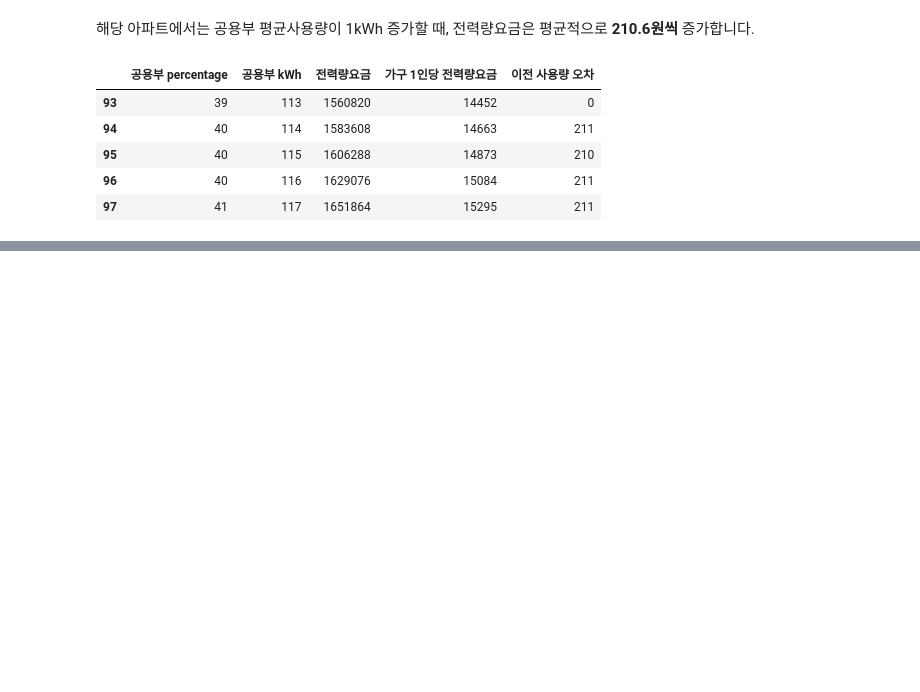
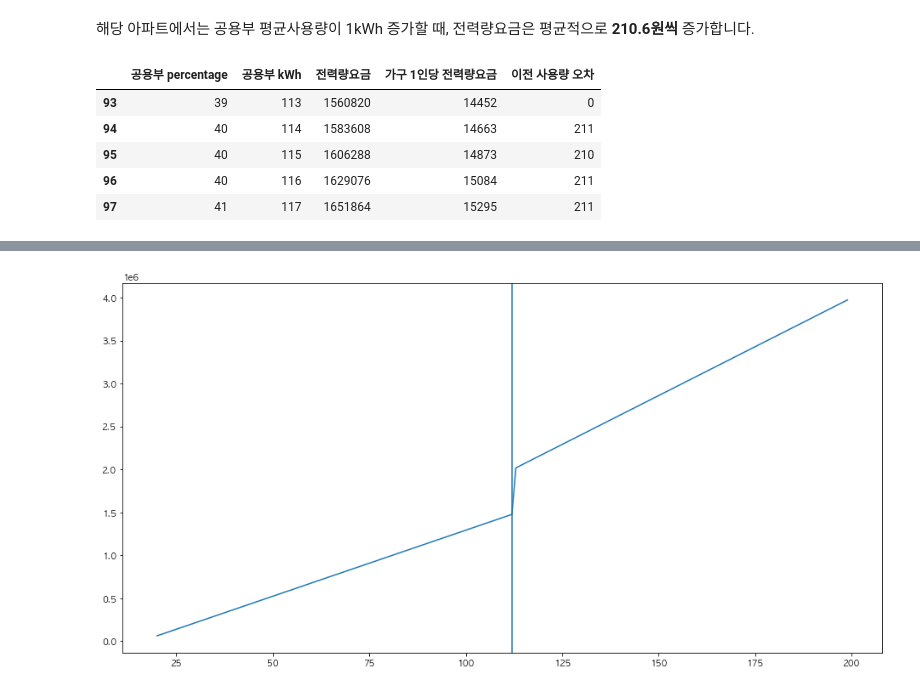
Before and after one commit to formegusto/what-is-public-fee, a Jupyter notebook: What is public fee?.ipynb, the cells around one changed output, grey strips where cells are left out. Saved outputs shown, nothing was run; the diff lists cells and outputs as text; code cells hidden in the pictures; blank space fills up the shorter version.

```diff
--- a/What is public fee?.ipynb
+++ b/What is public fee?.ipynb
@@ -637,0 +627,22 @@ public_chk_3.head()
+# %%
+public_chk = pd.DataFrame(columns=['공용부 percentage', '공용부 kWh','기본요금 + 전력량요금'])
+
+for mean_public_kWh in range(20, 200):
+    households_kWh = month_df['usage (kWh)'].sum()
+    APT_TEST = households_kWh
+    public_kWh = mean_public_kWh * len(month_df)
+
+    mean_households_kWh = round(month_df['usage (kWh)'].mean())
+    mean_APT_kWh = round(APT_TEST / len(month_df))
+
+    APT_TEST = (mean_APT_kWh + mean_public_kWh) * len(month_df)
+
+    hh_test, anal_test = crs.utils.get_analysis_df(_month,month_df, APT_TEST)
+
+    public_chk = public_chk.append({
+        "공용부 percentage": round(mean_public_kWh / mean_APT_kWh * 100),
+        "공용부 kWh": mean_public_kWh,
+        '기본요금 + 전력량요금': anal_test.loc['공용부']['기본요금 + 전력량요금']
+    }, ignore_index=True)
+
+public_chk
@@ -637,0 +663,10 @@ public_chk_3.head()
+# %%
+plt.figure(figsize=(16,8))
+
+rolling_chk = public_chk.rolling(3).mean().dropna()
+plt.plot(public_chk['공용부 kWh'], public_chk['기본요금 + 전력량요금'])
+plt.axvline(400 - (households_kWh / len(month_df)))
+
+plt.show()
+# %% [output]
+[figure, added]
```
Also changed, not shown: parts of 8 cells of this notebook.
